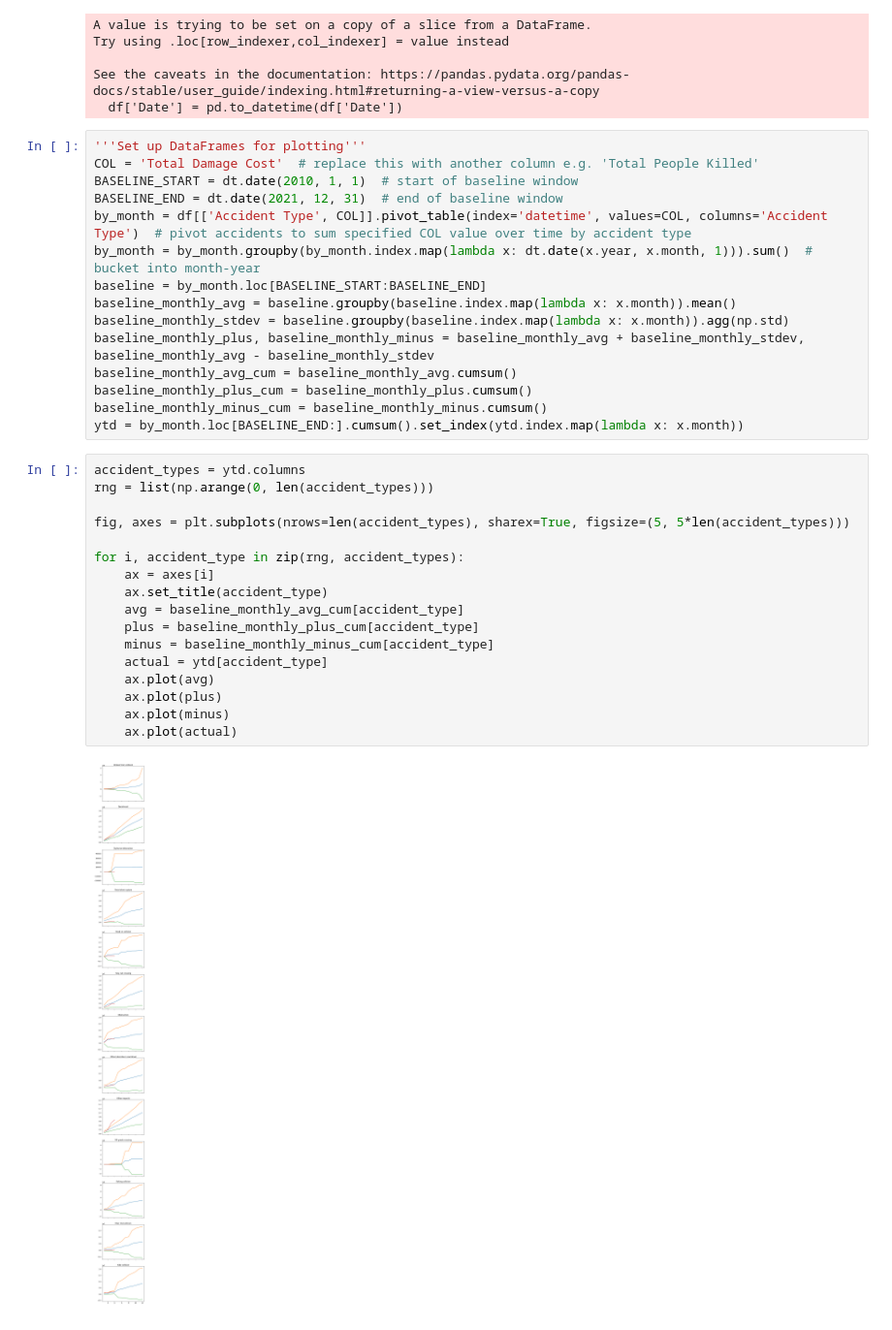
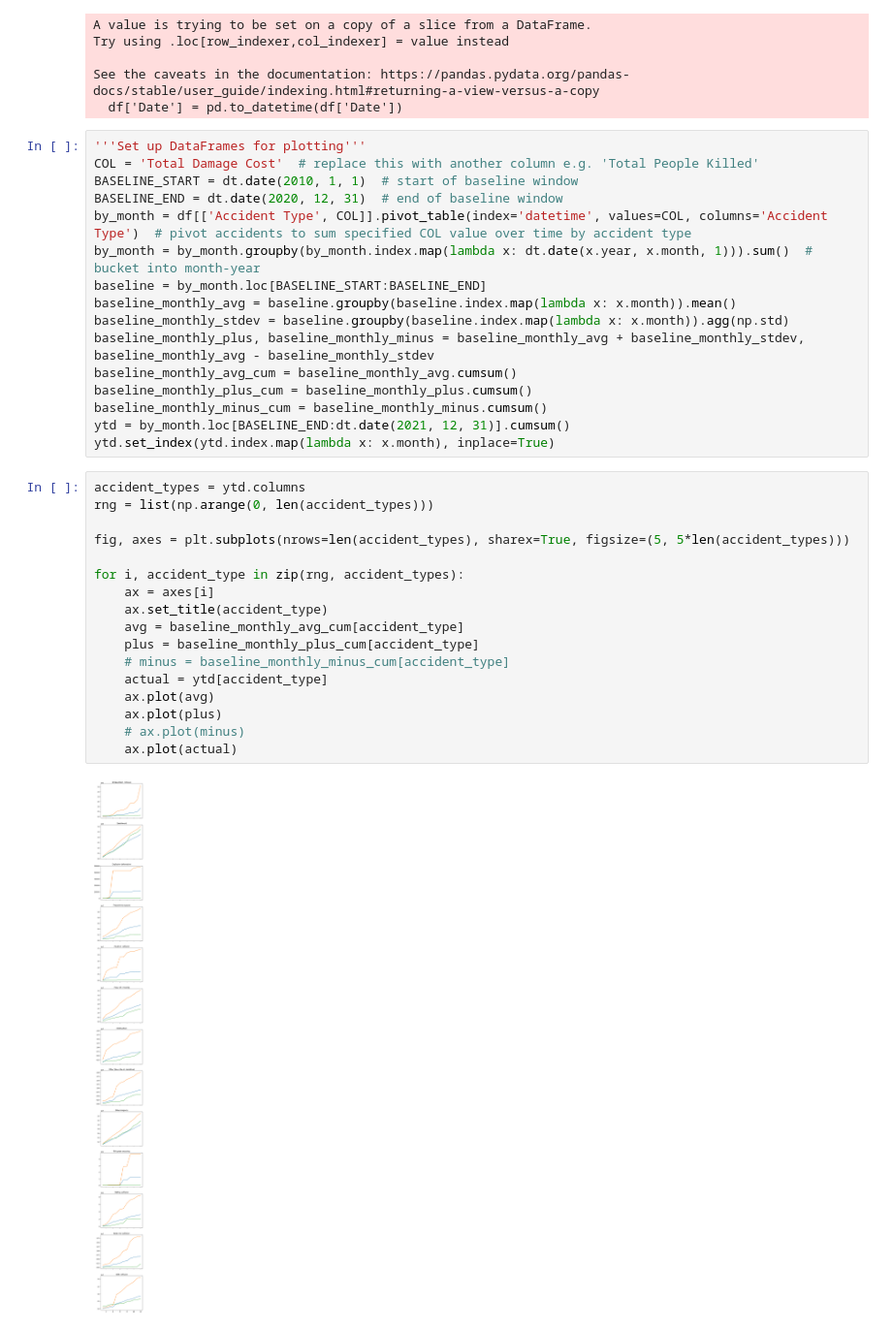
Before and after one commit to rdy3220/scratch-07jun22, a Jupyter notebook: Untitled.ipynb, the cells around one changed output. Shown at 97% size. Saved outputs shown, nothing was run; the diff lists cells and outputs as text.

```diff
--- a/Untitled.ipynb
+++ b/Untitled.ipynb
@@ -57,7 +57,7 @@ See the caveats in the documentation: https://pandas.pydata.org/pandas-docs/stab
 '''Set up DataFrames for plotting'''
 COL = 'Total Damage Cost'  # replace this with another column e.g. 'Total People Killed'
 BASELINE_START = dt.date(2010, 1, 1)  # start of baseline window
-BASELINE_END = dt.date(2021, 12, 31)  # end of baseline window
+BASELINE_END = dt.date(2020, 12, 31)  # end of baseline window
 by_month = df[['Accident Type', COL]].pivot_table(index='datetime', values=COL, columns='Accident Type')  # pivot accidents to sum specified COL value over time by accident type
 by_month = by_month.groupby(by_month.index.map(lambda x: dt.date(x.year, x.month, 1))).sum()  # bucket into month-year
 baseline = by_month.loc[BASELINE_START:BASELINE_END]
@@ -67,23 +67,24 @@ baseline_monthly_plus, baseline_monthly_minus = baseline_monthly_avg + baseline_
 baseline_monthly_avg_cum = baseline_monthly_avg.cumsum()
 baseline_monthly_plus_cum = baseline_monthly_plus.cumsum()
 baseline_monthly_minus_cum = baseline_monthly_minus.cumsum()
-ytd = by_month.loc[BASELINE_END:].cumsum().set_index(ytd.index.map(lambda x: x.month))
+ytd = by_month.loc[BASELINE_END:dt.date(2021, 12, 31)].cumsum()
+ytd.set_index(ytd.index.map(lambda x: x.month), inplace=True)
 # %%
 accident_types = ytd.columns
 rng = list(np.arange(0, len(accident_types)))
 
 fig, axes = plt.subplots(nrows=len(accident_types), sharex=True, figsize=(5, 5*len(accident_types)))
 
 for i, accident_type in zip(rng, accident_types):
     ax = axes[i]
     ax.set_title(accident_type)
     avg = baseline_monthly_avg_cum[accident_type]
     plus = baseline_monthly_plus_cum[accident_type]
-    minus = baseline_monthly_minus_cum[accident_type]
+    # minus = baseline_monthly_minus_cum[accident_type]
     actual = ytd[accident_type]
     ax.plot(avg)
     ax.plot(plus)
-    ax.plot(minus)
+    # ax.plot(minus)
     ax.plot(actual)
 # %% [output]
-[figure, old version]
+[figure, new version]
```
